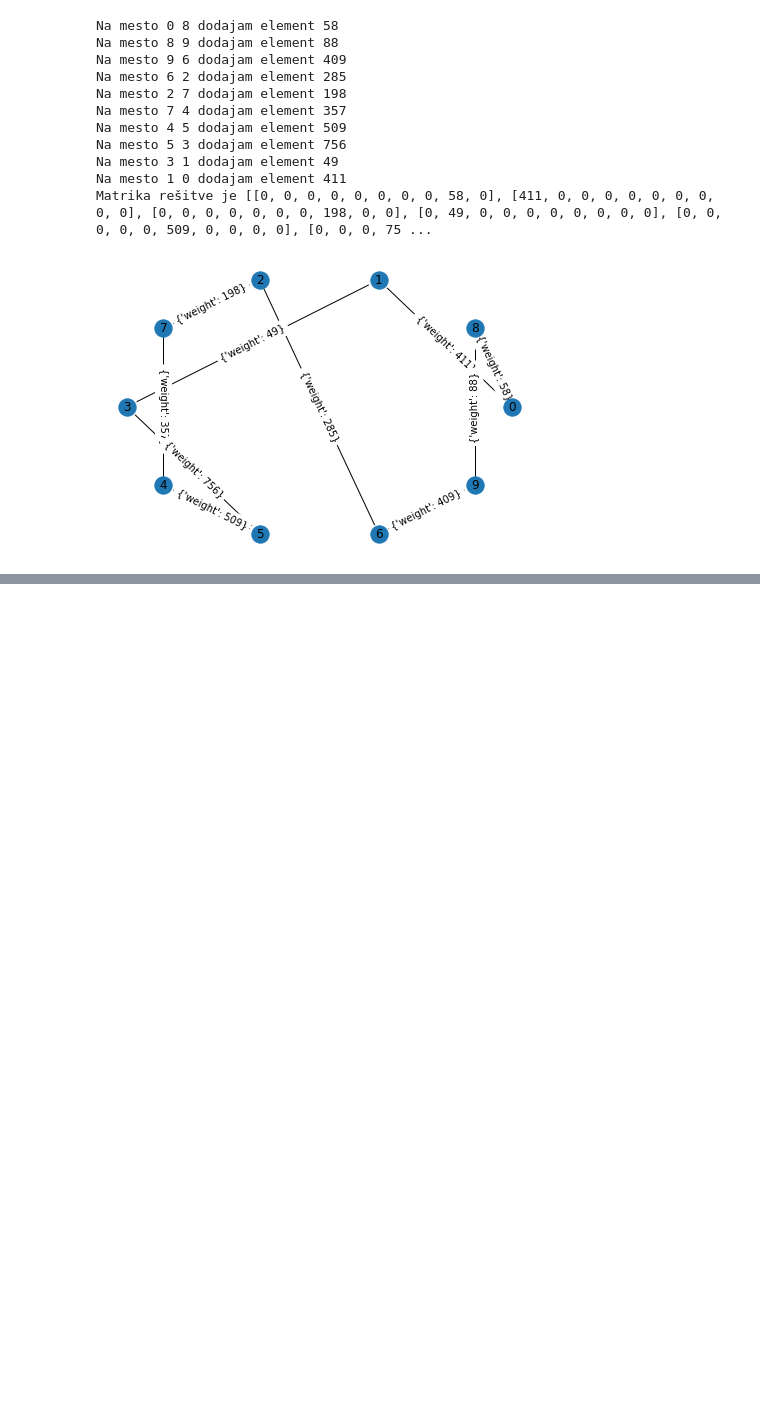
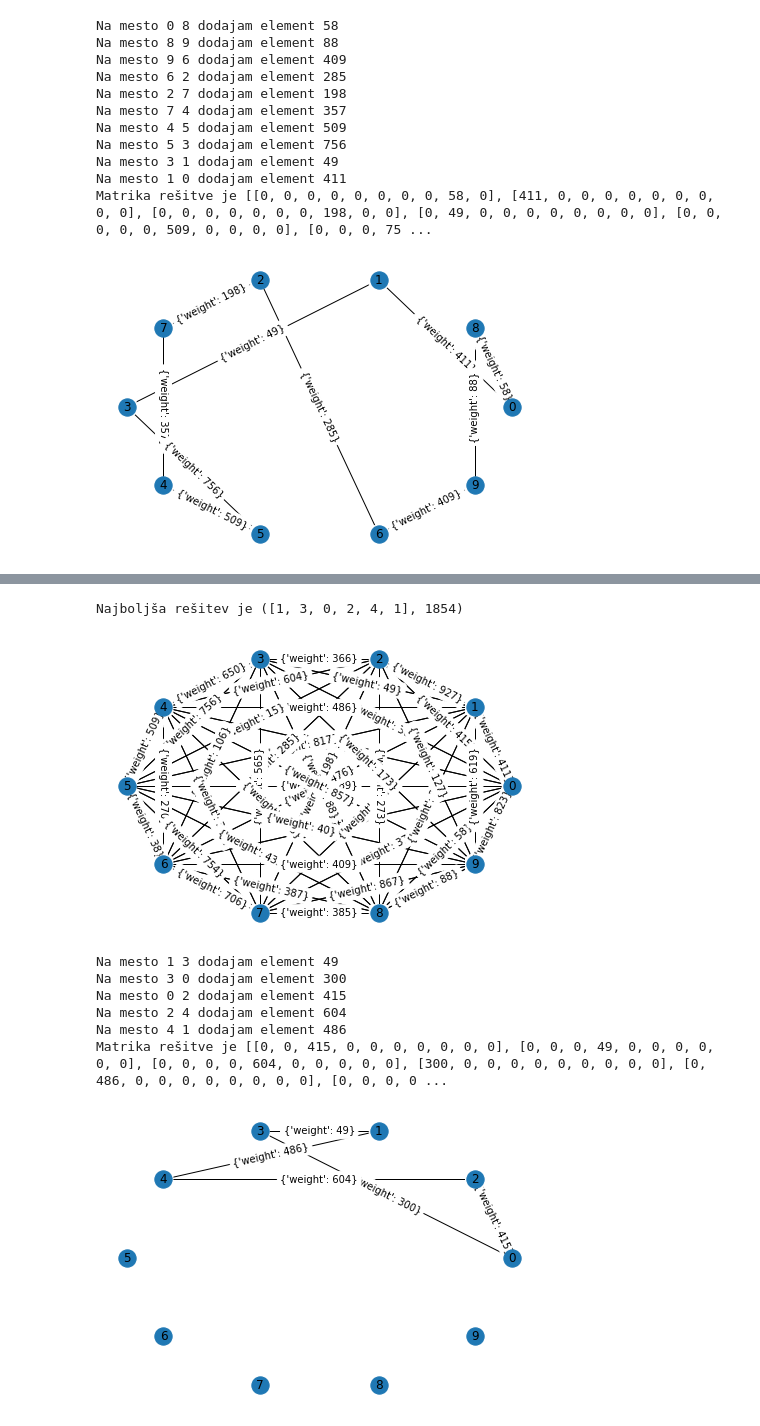
Before and after one commit to ines-silc/Financni-praktikum-projekt, a Jupyter notebook: program.ipynb, the cells around one changed output, grey strips where cells are left out. Saved outputs shown, nothing was run; the diff lists cells and outputs as text; code cells hidden in the pictures; blank space fills up the shorter version.

Commit message:
Rešen testni primer s 3-opt

```diff
--- a/program.ipynb
+++ b/program.ipynb
@@ -147,0 +157,17 @@ Matrika rešitve je [[0, 0, 0, 0, 0, 0, 0, 0, 58, 0], [411, 0, 0, 0, 0, 0, 0, 0,
+# %%
+primer3 = tg.testna_matrika2
+
+resitve = []
+for i in range(0, len(list(itertools.permutations(range(5))))):
+    prvotna_pot = list(list(itertools.permutations(range(5)))[i])
+    pot = pr2.tri_opt(primer3, prvotna_pot)
+    #print('Rešitev je', pot)
+    cikel = pot
+    cikel.append(pot[0])
+    cena = pr.cena_poti(primer3, cikel)
+    #print('Cikel je', cikel, ', in njegova cena je', cena)
+    resitve.append((pot, cena))
+
+resitve.sort(key=lambda elem: elem[1])
+#print('Vse poti so', resitve)
+print('Najboljša rešitev je', resitve[0])
@@ -147,0 +197,39 @@ Matrika rešitve je [[0, 0, 0, 0, 0, 0, 0, 0, 58, 0], [411, 0, 0, 0, 0, 0, 0, 0,
+# %%
+primer4 = tg.matrika1
+
+resitve = []
+for i in range(0, len(list(itertools.permutations(range(5)))), 30):
+    prvotna_pot = list(list(itertools.permutations(range(5)))[i])
+    pot = pr2.tri_opt(primer4, prvotna_pot)
+    #print('Rešitev je', pot)
+    cikel = pot
+    cikel.append(pot[0])
+    cena = pr.cena_poti(primer4, cikel)
+    #print('Cikel je', cikel, ', in njegova cena je', cena)
+    resitve.append((pot, cena))
+
+resitve.sort(key=lambda elem: elem[1])
+#print('Vse poti so', resitve)
+print('Najboljša rešitev je', resitve[0])
+
+pr4 = pr.pretvori_matriko_v_graf(primer4)
+nx.draw(pr4, pos = nx.circular_layout(pr4), with_labels = True)
+nx.draw_networkx_edge_labels(pr4, pos = nx.circular_layout(pr4), labels = nx.get_edge_attributes(pr4, 'weight').values())
+mpl.savefig("primer_4_opt.png", format="PNG")
+mpl.show()
+
+rpr4 = pr.pretvori_matriko_v_graf(pr.pretvori_resitev_v_matriko(resitve[0][0], primer4))
+nx.draw(rpr4, pos = nx.circular_layout(rpr4), with_labels = True)
+nx.draw_networkx_edge_labels(rpr4, pos = nx.circular_layout(rpr4), labels = nx.get_edge_attributes(rpr4, 'weight'))
+mpl.savefig("resitev_primer_4_opt.png", format="PNG")
+mpl.show()
+# %% [output]
+Najboljša rešitev je ([1, 3, 0, 2, 4, 1], 1854)
+[figure, added]
+Na mesto 1 3 dodajam element 49
+Na mesto 3 0 dodajam element 300
+Na mesto 0 2 dodajam element 415
+Na mesto 2 4 dodajam element 604
+Na mesto 4 1 dodajam element 486
+Matrika rešitve je [[0, 0, 415, 0, 0, 0, 0, 0, 0, 0], [0, 0, 0, 49, 0, 0, 0, 0, 0, 0], [0, 0, 0, 0, 604, 0, 0, 0, 0, 0], [300, 0, 0, 0, 0, 0, 0, 0, 0, 0], [0, 486, 0, 0, 0, 0, 0, 0, 0, 0], [0, 0, 0, 0 ...
+[figure, added]
```
Also changed, not shown: parts of 5 cells of this notebook, 5 other files.
